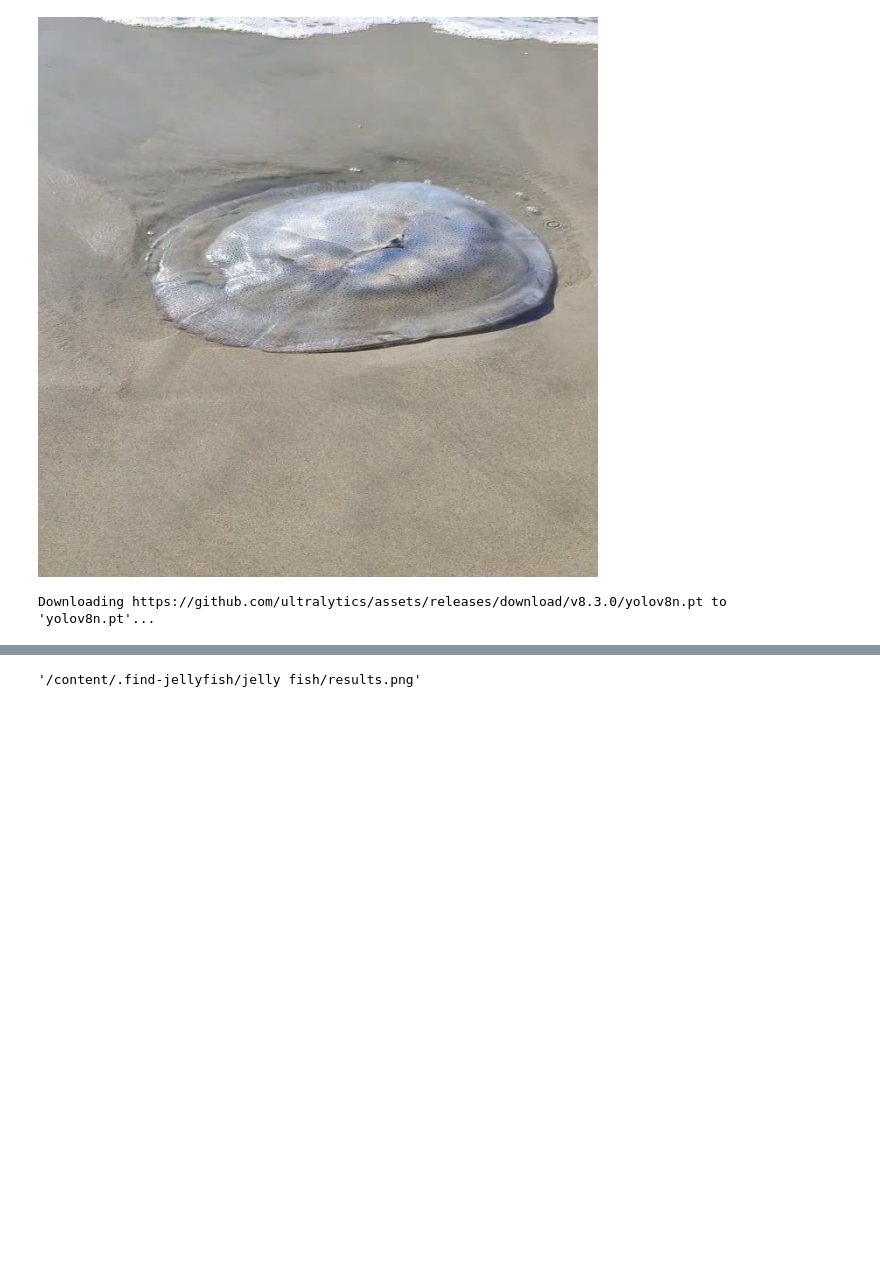
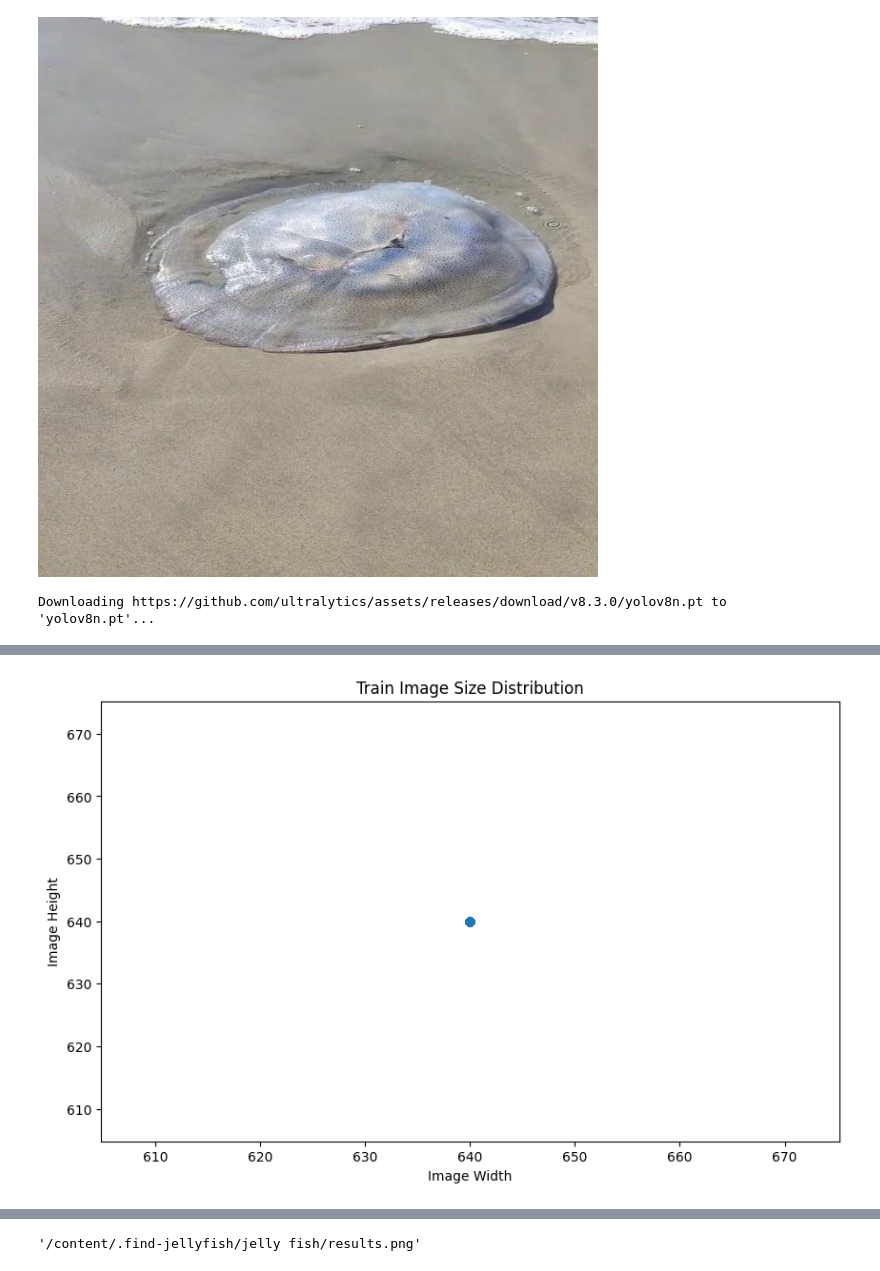
Before and after one commit to skyisthe774/ZAQ, a Jupyter notebook: jellyfish.ipynb, the cells around one changed output, grey strips where cells are left out. Cells and saved outputs as stored; diff of their text form; code cells hidden in the pictures; blank space fills up the shorter version.

```diff
--- a/jellyfish.ipynb
+++ b/jellyfish.ipynb
@@ -62,0 +75,85 @@ Downloading https://github.com/ultralytics/assets/releases/download/v8.3.0/yolov
+# %%
+import os
+import glob
+import numpy as np
+import pandas as pd
+import matplotlib.pyplot as plt
+from PIL import Image
+from collections import Counter
+import yaml
+from IPython.display import Image as show_image
+import random
+
+# 데이터셋 경로 설정 (data.yaml 파일을 통해 경로 로드)
+dataset_path = "/content/data.yaml"  # 실제 경로로 수정
+with open(dataset_path, 'r') as f:
+    dataset_info = yaml.safe_load(f)
+
+train_images_path ='/content/train/images'
+val_images_path = '/content/valid/images'
+
+# 1. 이미지 파일 경로 찾기
+train_image_files = glob.glob(os.path.join(train_images_path, "*.jpg")) + \
+                    glob.glob(os.path.join(train_images_path, "*.png")) + \
+                    glob.glob(os.path.join(train_images_path, "*.jpeg"))
+
+val_image_files = glob.glob(os.path.join(val_images_path, "*.jpg")) + \
+                  glob.glob(os.path.join(val_images_path, "*.png")) + \
+                  glob.glob(os.path.join(val_images_path, "*.jpeg"))
+
+print(f"Train images found: {len(train_image_files)}")
+print(f"Validation images found: {len(val_image_files)}")
+
+# 2. 이미지 크기 분석
+image_sizes = []
+for image_file in train_image_files:
+    try:
+        with Image.open(image_file) as img:
+            image_sizes.append(img.size)
+    except Exception as e:
+        print(f"Error opening image {image_file}: {e}")
+
+# 이미지 크기 (너비, 높이) 분포
+if image_sizes:
+    widths, heights = zip(*image_sizes)
+    plt.figure(figsize=(10,6))
+    plt.scatter(widths, heights, alpha=0.5)
+    plt.xlabel("Image Width")
+    plt.ylabel("Image Height")
+    plt.title("Train Image Size Distribution")
+    plt.show()
+else:
+    print("No valid images found in train dataset.")
+
+# 3. 레이블 분포 분석 (주석 처리된 부분은 실제 레이블 데이터를 로드하여 분석)
+# 레이블 파일 경로
+label_files = glob.glob(os.path.join(train_images_path, "*.txt"))
+class_labels = []
+
+# 레이블 파일을 읽어서 클래스 정보를 수집합니다.
+for label_file in label_files:
+    with open(label_file, 'r') as f:
+        for line in f.readlines():
+            class_id = int(line.split()[0])  # 첫 번째 값이 클래스 ID
+            class_labels.append(class_id)
+
+# 클래스 분포 확인
+class_counts = Counter(class_labels)
+classes = list(class_counts.keys())
+counts = list(class_counts.values())
+
+# 클래스 분포 시각화
+plt.figure(figsize=(10,6))
+plt.bar(classes, counts, alpha=0.7)
+plt.xlabel("Class ID")
+plt.ylabel("Number of Images")
+plt.title("Class Distribution in Train Dataset")
+plt.show()
+
+# 예시 이미지 보기 (무작위로 이미지 하나 표시)
+if train_image_files:
+    sample_image = random.choice(train_image_files)
+    show_image(sample_image, width=800)
+else:
+    print("No images found for display.")
+# %% [output]
@@ -62,0 +162 @@ Downloading https://github.com/ultralytics/assets/releases/download/v8.3.0/yolov
+[figure, added]
```
Also changed, not shown: parts of 11 cells of this notebook.
